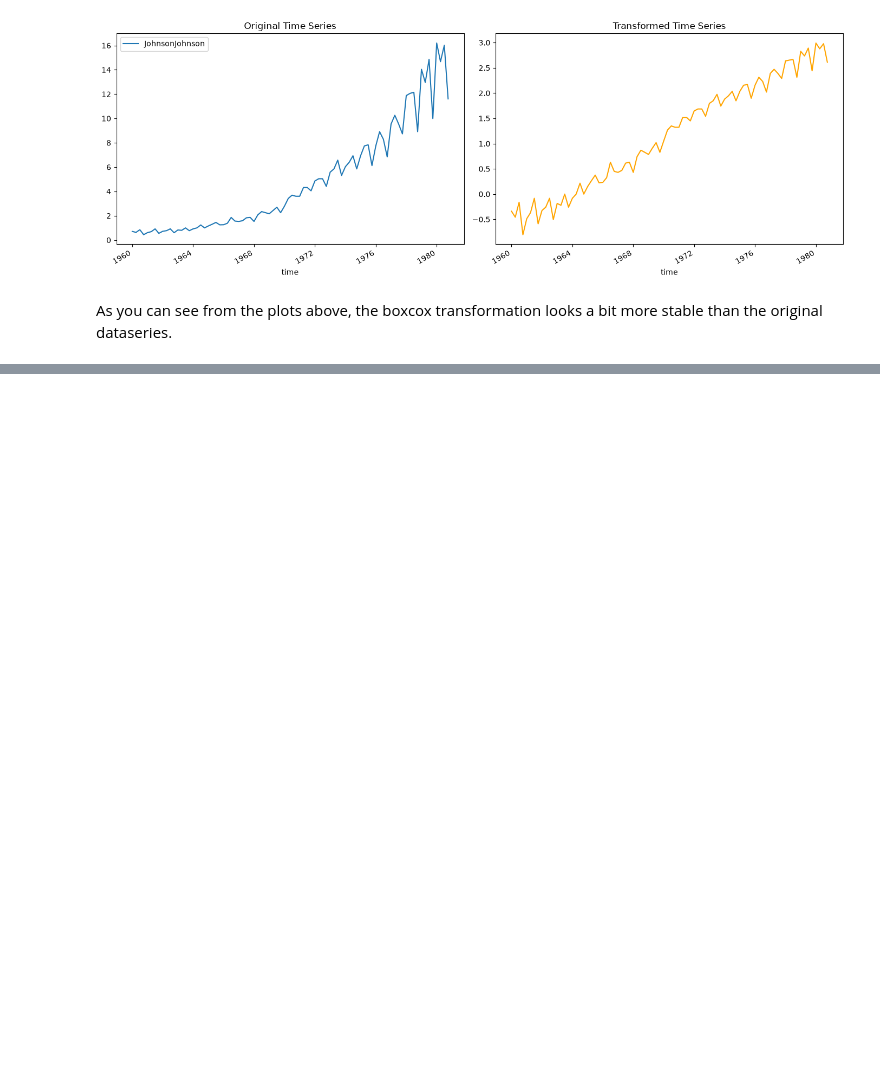
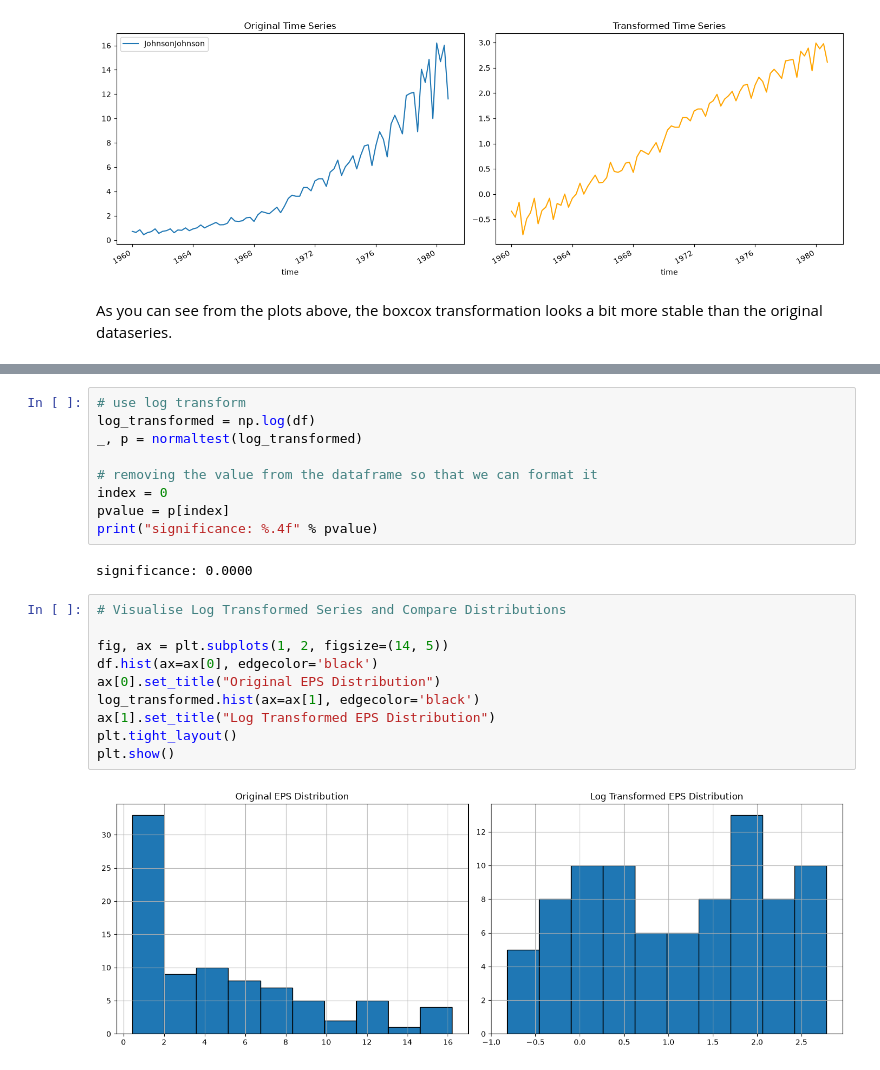
Before and after one commit to michaelhudson2205/INFO3022_Practicals, a Jupyter notebook: P3_1_Data_Processing.ipynb, the cells around one changed output, grey strips where cells are left out. Drawn from its saved outputs; the diff is of its cells as text; blank space fills up the shorter version.

```diff
--- a/P3_1_Data_Processing.ipynb
+++ b/P3_1_Data_Processing.ipynb
@@ -262,0 +277,23 @@ As you can see from the plots above, the boxcox transformation looks a bit more
+# %%
+# use log transform
+log_transformed = np.log(df)
+_, p = normaltest(log_transformed)
+
+# removing the value from the dataframe so that we can format it
+index = 0
+pvalue = p[index]
+print("significance: %.4f" % pvalue)
+# %% [output]
+significance: 0.0000
+# %%
+# Visualise Log Transformed Series and Compare Distributions
+
+fig, ax = plt.subplots(1, 2, figsize=(14, 5))
+df.hist(ax=ax[0], edgecolor='black')
+ax[0].set_title("Original EPS Distribution")
+log_transformed.hist(ax=ax[1], edgecolor='black')
+ax[1].set_title("Log Transformed EPS Distribution")
+plt.tight_layout()
+plt.show()
+# %% [output]
+[figure, added]
```
Also changed, not shown: parts of 4 cells of this notebook.
